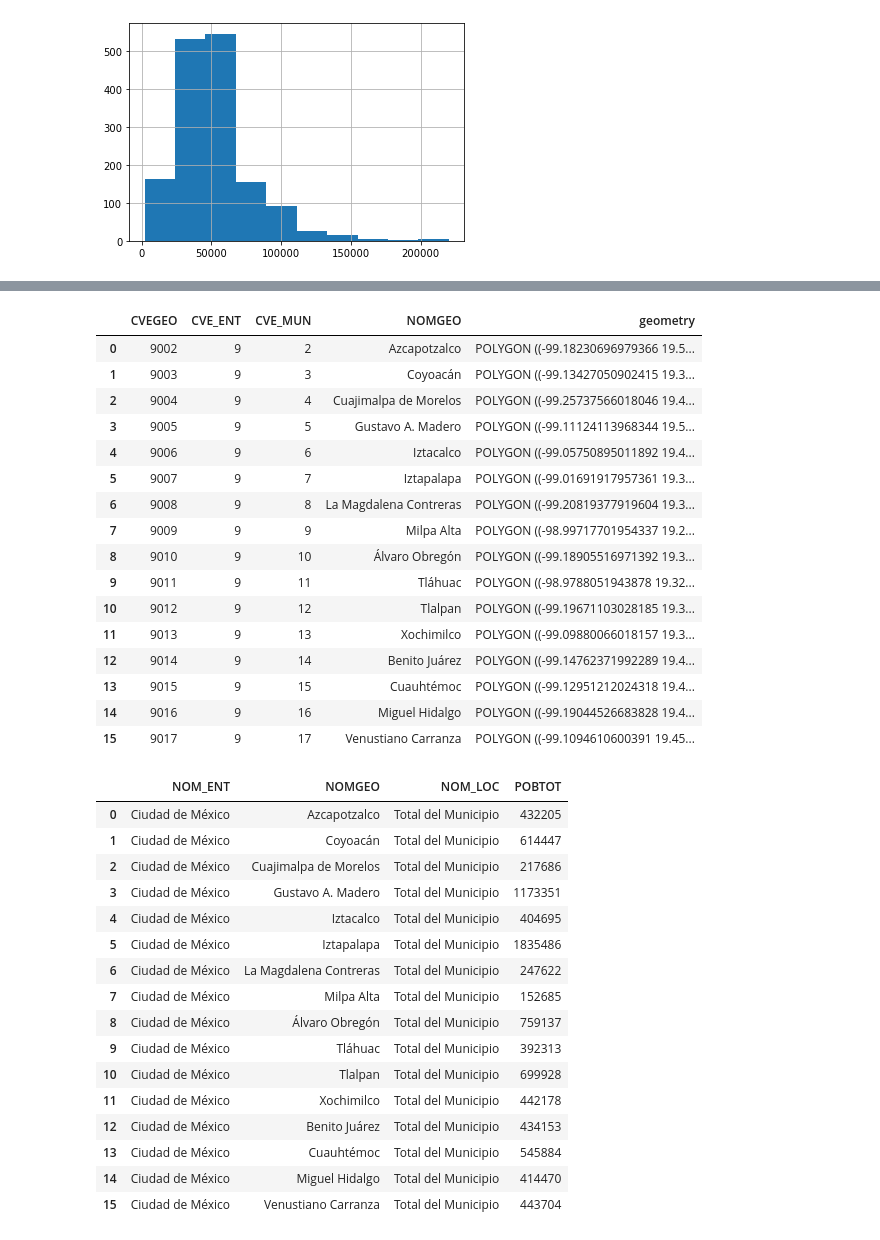
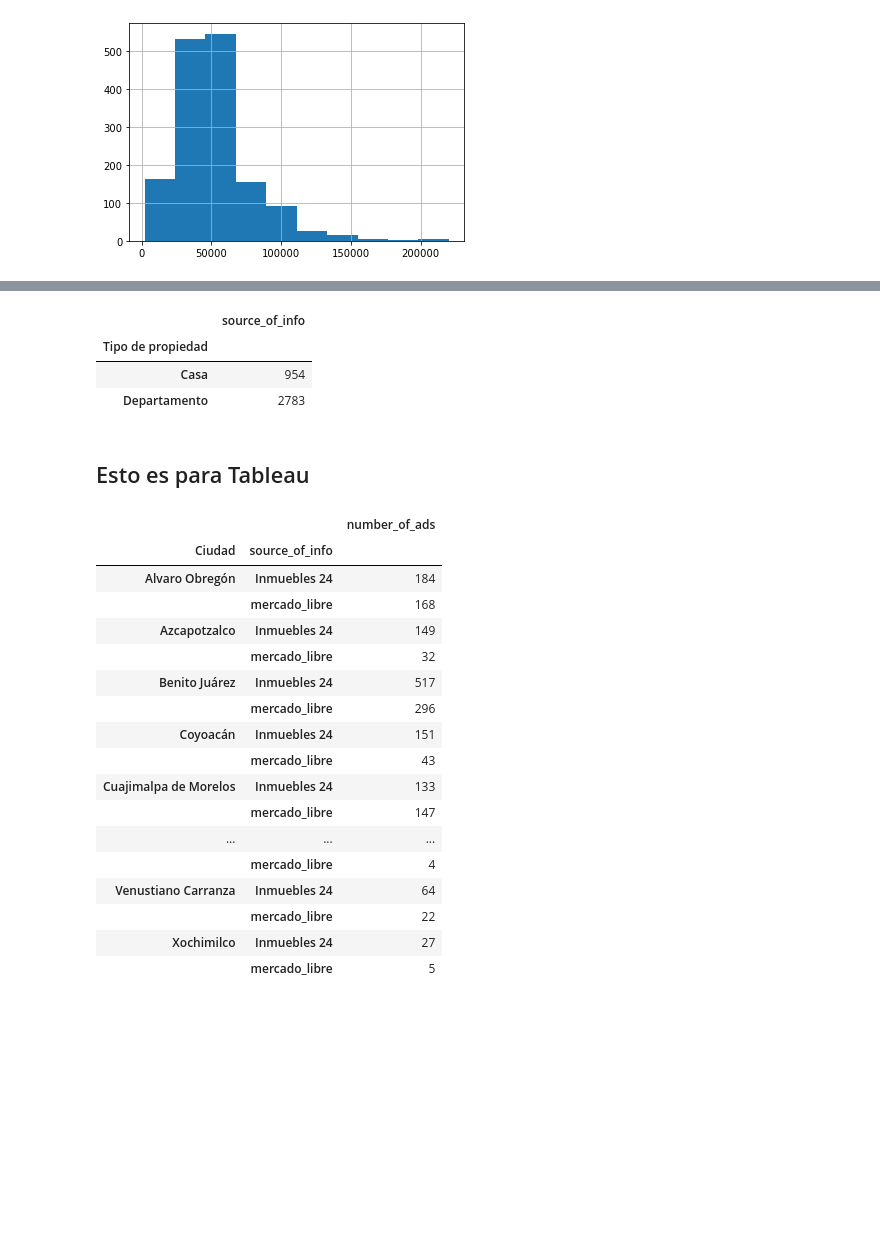
Before and after one commit to trezeget-1/meli_project, a Jupyter notebook: inmuebles_24 & Meli (further analysis).ipynb, the cells around one changed output, grey strips where cells are left out. Cells and saved outputs as stored; diff of their text form; code cells hidden in the pictures; blank space fills up the shorter version.

```diff
--- a/inmuebles_24 & Meli (further analysis).ipynb
+++ b/inmuebles_24 & Meli (further analysis).ipynb
@@ -581,0 +606,4 @@ meli_df['Precio por m2'].hist()
+# %%
+columns_to_study = ['Ciudad',
+ 'Tipo de propiedad',
+ 'source_of_info']
@@ -582,42 +619,36 @@ meli_df['Precio por m2'].hist()
+# %%
+number_properties_df[['Tipo de propiedad', 'source_of_info']].groupby(['Tipo de propiedad']).count()
+# %% [output]
+|  | source_of_info |
+| Tipo de propiedad |  |
+| Casa | 954 |
+| Departamento | 2783 |
+# %% [markdown]
+## Esto es para Tableau
+# %%
+number_of_properties_advertised = number_properties_df[columns_to_study].groupby(['Ciudad', 'source_of_info']).count()
+# %%
+number_of_properties_advertised = number_of_properties_advertised.rename(columns={"Tipo de propiedad":"number_of_ads"})
+# %%
+number_of_properties_advertised
+# %% [output]
+|  |  | number_of_ads |
+| Ciudad | source_of_info |  |
+| Alvaro Obregón | Inmuebles 24 | 184 |
+|  | mercado_libre | 168 |
+| Azcapotzalco | Inmuebles 24 | 149 |
+|  | mercado_libre | 32 |
+| Benito Juárez | Inmuebles 24 | 517 |
+|  | mercado_libre | 296 |
+| Coyoacán | Inmuebles 24 | 151 |
+|  | mercado_libre | 43 |
+| Cuajimalpa de Morelos | Inmuebles 24 | 133 |
+|  | mercado_libre | 147 |
+| ... | ... | ... |
+|  | mercado_libre | 4 |
+| Venustiano Carranza | Inmuebles 24 | 64 |
+|  | mercado_libre | 22 |
+| Xochimilco | Inmuebles 24 | 27 |
+|  | mercado_libre | 5 |
 # %%
-districts_info = pd.read_csv('csv_files/cdmx_municipios.csv', encoding = 'latin1')
-districts_info
+# number_of_properties_advertised.to_csv('csv_files/number_of_ads_per_district.csv', encoding = 'latin1')
-# %% [output]
-|  | CVEGEO | CVE_ENT | CVE_MUN | NOMGEO | geometry |
-| 0 | 9002 | 9 | 2 | Azcapotzalco | POLYGON ((-99.18230696979366 19.5... |
-| 1 | 9003 | 9 | 3 | Coyoacán | POLYGON ((-99.13427050902415 19.3... |
-| 2 | 9004 | 9 | 4 | Cuajimalpa de Morelos | POLYGON ((-99.25737566018046 19.4... |
-| 3 | 9005 | 9 | 5 | Gustavo A. Madero | POLYGON ((-99.11124113968344 19.5... |
-| 4 | 9006 | 9 | 6 | Iztacalco | POLYGON ((-99.05750895011892 19.4... |
-| 5 | 9007 | 9 | 7 | Iztapalapa | POLYGON ((-99.01691917957361 19.3... |
-| 6 | 9008 | 9 | 8 | La Magdalena Contreras | POLYGON ((-99.20819377919604 19.3... |
-| 7 | 9009 | 9 | 9 | Milpa Alta | POLYGON ((-98.99717701954337 19.2... |
-| 8 | 9010 | 9 | 10 | Álvaro Obregón | POLYGON ((-99.18905516971392 19.3... |
-| 9 | 9011 | 9 | 11 | Tláhuac | POLYGON ((-98.9788051943878 19.32... |
-| 10 | 9012 | 9 | 12 | Tlalpan | POLYGON ((-99.19671103028185 19.3... |
-| 11 | 9013 | 9 | 13 | Xochimilco | POLYGON ((-99.09880066018157 19.3... |
-| 12 | 9014 | 9 | 14 | Benito Juárez | POLYGON ((-99.14762371992289 19.4... |
-| 13 | 9015 | 9 | 15 | Cuauhtémoc | POLYGON ((-99.12951212024318 19.4... |
-| 14 | 9016 | 9 | 16 | Miguel Hidalgo | POLYGON ((-99.19044526683828 19.4... |
-| 15 | 9017 | 9 | 17 | Venustiano Carranza | POLYGON ((-99.1094610600391 19.45... |
-# %%
-population_info = pd.read_csv('csv_files/population_cdmx.csv', encoding = 'latin1')
-population_info
-# %% [output]
-|  | NOM_ENT | NOMGEO | NOM_LOC | POBTOT |
-| 0 | Ciudad de México | Azcapotzalco | Total del Municipio | 432205 |
-| 1 | Ciudad de México | Coyoacán | Total del Municipio | 614447 |
-| 2 | Ciudad de México | Cuajimalpa de Morelos | Total del Municipio | 217686 |
-| 3 | Ciudad de México | Gustavo A. Madero | Total del Municipio | 1173351 |
-| 4 | Ciudad de México | Iztacalco | Total del Municipio | 404695 |
-| 5 | Ciudad de México | Iztapalapa | Total del Municipio | 1835486 |
-| 6 | Ciudad de México | La Magdalena Contreras | Total del Municipio | 247622 |
-| 7 | Ciudad de México | Milpa Alta | Total del Municipio | 152685 |
-| 8 | Ciudad de México | Álvaro Obregón | Total del Municipio | 759137 |
-| 9 | Ciudad de México | Tláhuac | Total del Municipio | 392313 |
-| 10 | Ciudad de México | Tlalpan | Total del Municipio | 699928 |
-| 11 | Ciudad de México | Xochimilco | Total del Municipio | 442178 |
-| 12 | Ciudad de México | Benito Juárez | Total del Municipio | 434153 |
-| 13 | Ciudad de México | Cuauhtémoc | Total del Municipio | 545884 |
-| 14 | Ciudad de México | Miguel Hidalgo | Total del Municipio | 414470 |
-| 15 | Ciudad de México | Venustiano Carranza | Total del Municipio | 443704 |
```
Also changed, not shown: parts of 15 cells of this notebook, 1 other file.
